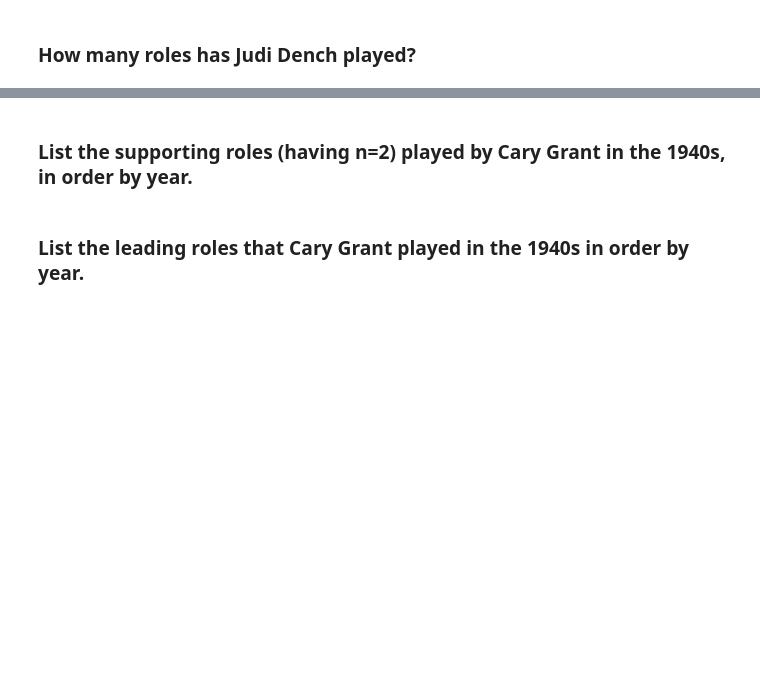
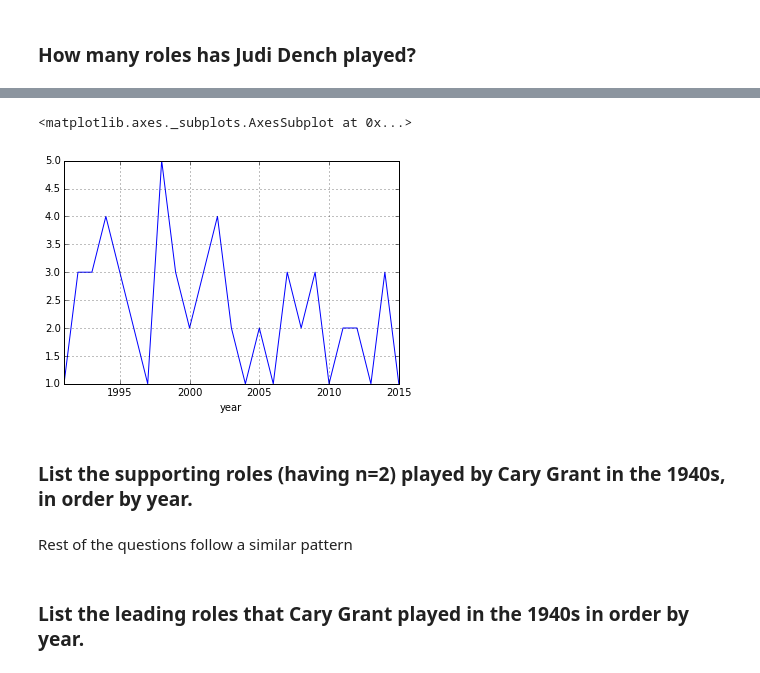
Before and after one commit to hjerpe/pycon-pandas-tutorial, a Jupyter notebook: Exercises-1.ipynb, the cells around one changed output, grey strips where cells are left out. Cells and saved outputs as stored; diff of their text form; code cells hidden in the pictures; blank space fills up the shorter version.

```diff
--- a/Exercises-1.ipynb
+++ b/Exercises-1.ipynb
@@ -128,5 +409,14 @@ len(set(cast[cast.title == 'Hamlet'].year))
+# %%
+#cast[cast.name.str.contains('Philip Seymour')].name.drop_duplicates()
+t = cast[cast.name == "Philip Seymour Hoffman"].groupby(['year'])
+t.size().plot()
+# %% [output]
+<matplotlib.axes._subplots.AxesSubplot at 0x...>
+[figure, added]
 # %% [markdown]
 ### List the supporting roles (having n=2) played by Cary Grant in the 1940s, in order by year.
+# %% [markdown]
+Rest of the questions follow a similar pattern
 # %% [markdown]
 ### List the leading roles that Cary Grant played in the 1940s in order by year.
 # %% [markdown]
```
Also changed, not shown: parts of 28 cells of this notebook.
